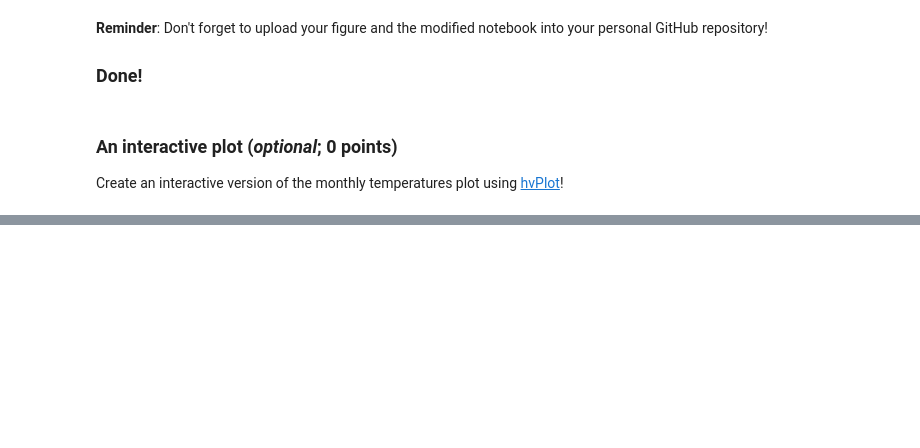
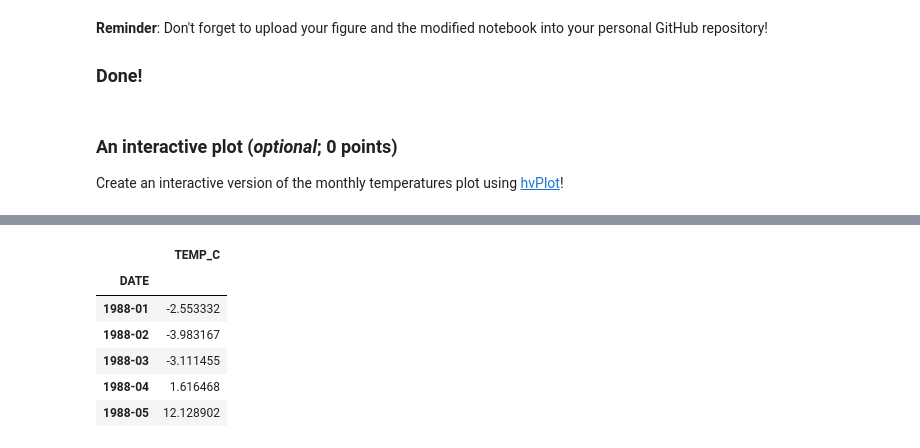
Before and after one commit to Cog-R/Exercise-7, a Jupyter notebook: Exercise-7-problem-2.ipynb, the cells around one changed output, grey strips where cells are left out. Saved outputs shown, nothing was run; the diff lists cells and outputs as text; code cells hidden in the pictures; blank space fills up the shorter version.

```diff
--- a/Exercise-7-problem-2.ipynb
+++ b/Exercise-7-problem-2.ipynb
@@ -146,6 +187,16 @@ raise NotImplementedError()
 # %%
 # Plot an interactive visualization of the monthly temperatures.
 # Note! You might have to re-order the data before plotting.
 
 # YOUR CODE HERE
-raise NotImplementedError()
+monthly = selection.groupby(selection.index.to_period("M"))["TEMP_C"].mean().reset_index()
+monthly = monthly.set_index("DATE")
+monthly.head()
+# %% [output]
+|  | TEMP_C |
+| DATE |  |
+| 1988-01 | -2.553332 |
+| 1988-02 | -3.983167 |
+| 1988-03 | -3.111455 |
+| 1988-04 | 1.616468 |
+| 1988-05 | 12.128902 |
```
Also changed, not shown: parts of 9 cells of this notebook.
